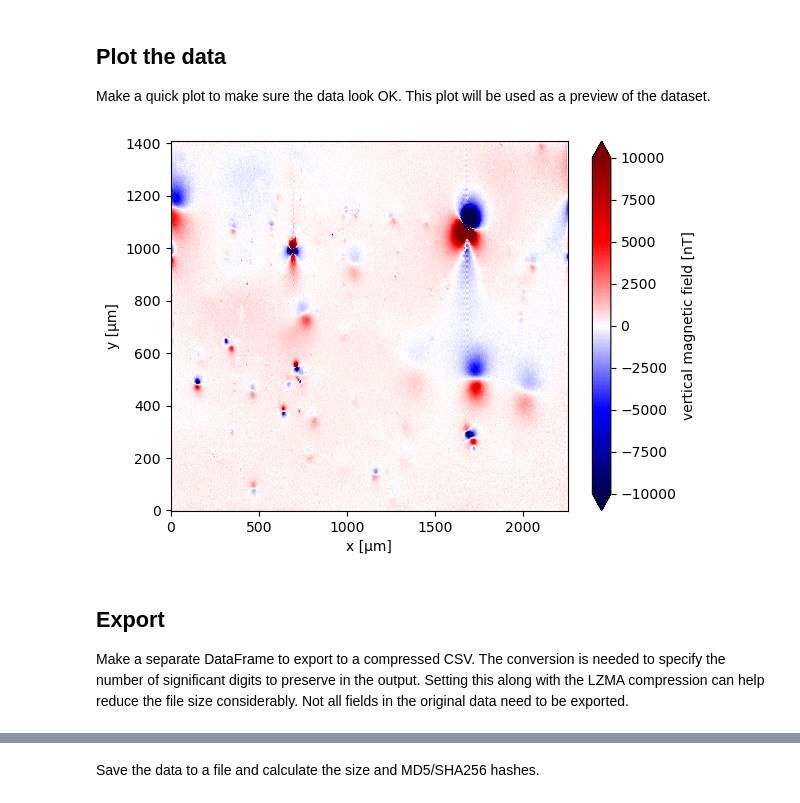
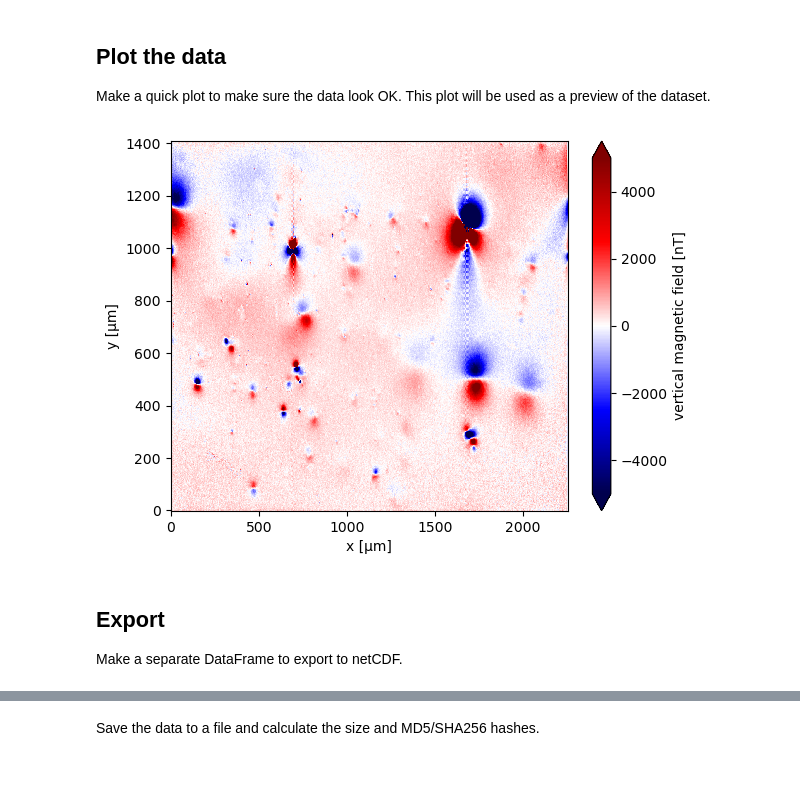
Before and after one commit to fatiando-data/morroco-speleothem-magnetic-microscopy-data, a Jupyter notebook: prepare.ipynb, the cells around one changed output, grey strips where cells are left out. Saved outputs shown, nothing was run; the diff lists cells and outputs as text; code cells hidden in the pictures; blank space fills up the shorter version.

Commit message:
Compress and export to netcdf

```diff
--- a/prepare.ipynb
+++ b/prepare.ipynb
@@ -49,12 +48,12 @@ Attributes:
 ## Plot the data
 
 Make a quick plot to make sure the data look OK. This plot will be used as a preview of the dataset.
-# %%
-data.bz.plot.pcolormesh(cmap="seismic", vmax=10000, vmin=-10000)
-plt.savefig("preview.jpg")
-# %% [output]
-[figure, removed]
+# %%
+data.bz.plot.pcolormesh(cmap="seismic", vmax=5000, vmin=-5000)
+plt.savefig("preview.jpg")
+# %% [output]
+[figure, added]
 # %% [markdown]
 ## Export
 
-Make a separate DataFrame to export to a compressed CSV. The conversion is needed to specify the number of significant digits to preserve in the output. Setting this along with the LZMA compression can help reduce the file size considerably. Not all fields in the original data need to be exported.
+Make a separate DataFrame to export to netCDF.
```
Also changed, not shown: parts of 4 cells of this notebook.
